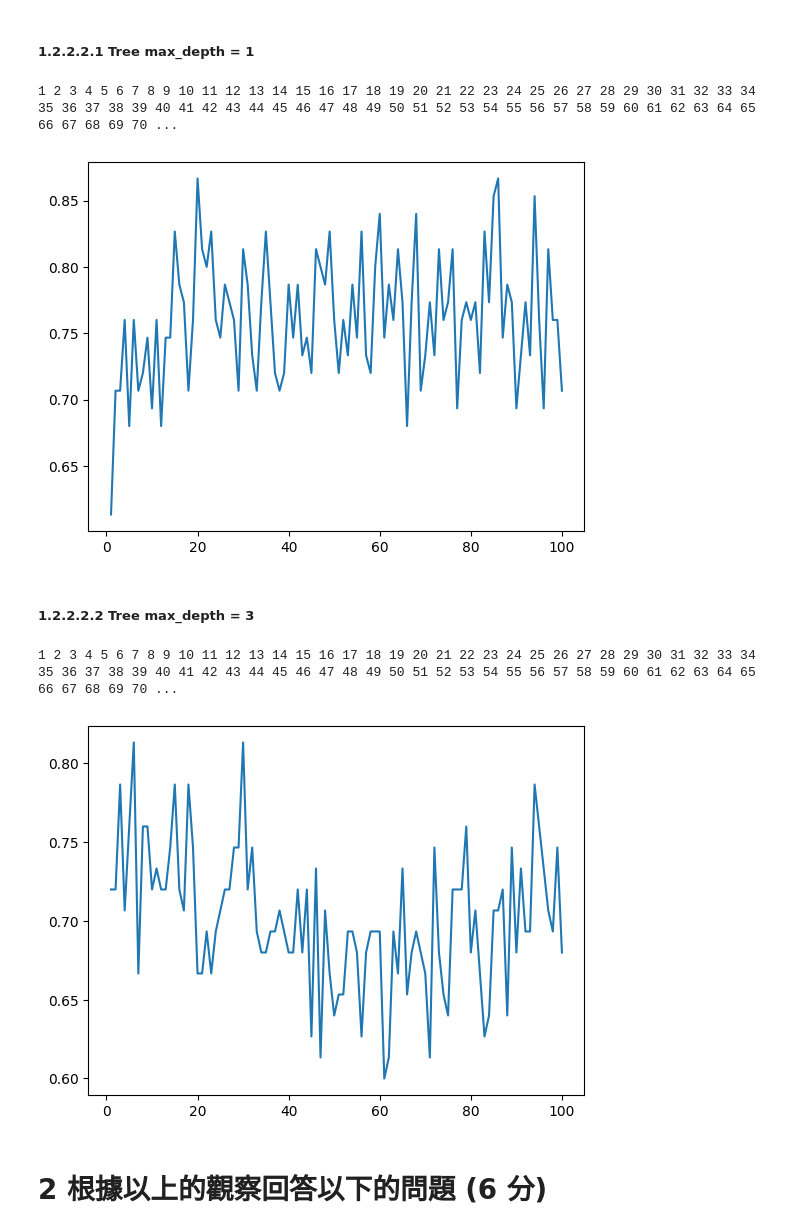
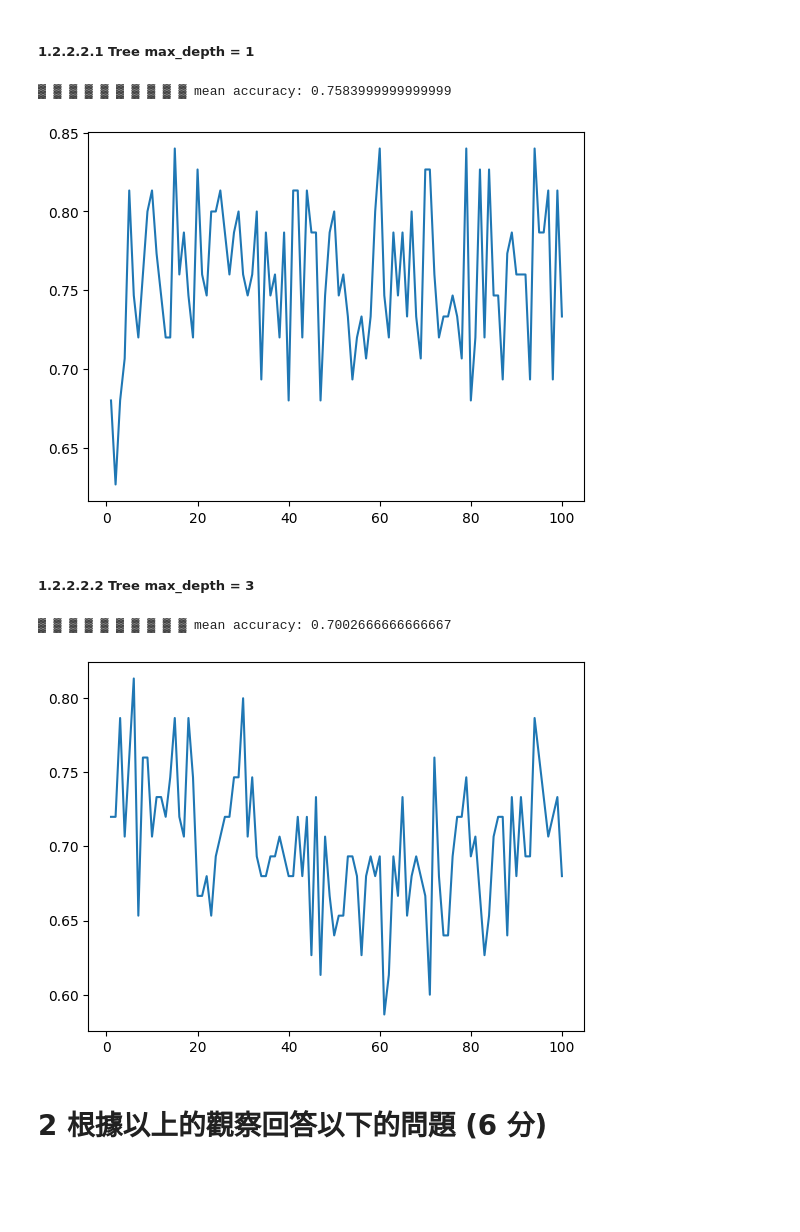
Before and after one commit to boyonglin/NTU_PSY-INFO, a Jupyter notebook: week10/info_10_exercises.ipynb, the cells around one changed output. Cells and saved outputs as stored; diff of their text form; code cells hidden in the pictures; blank space fills up the shorter version.

```diff
--- a/week10/info_10_exercises.ipynb
+++ b/week10/info_10_exercises.ipynb
@@ -23,7 +23,8 @@ sss=model_selection.StratifiedShuffleSplit(n_splits=5,test_size=0.1)
 def EnsembleModels(og_model, Max_n_estimators):
     accs=[] # mean cross-validation accuracies of the models w/ different n_estimators from 1..Max_n_estimators
     for n in range(1,Max_n_estimators+1):
-        print(n,end=' ') # showing progress
+        if n%10 == 0:
+            print('▓',end=' ') # showing progress
         acc=[] # cross-validation accuracies of the ensemble model w/ n_estimators=n
         for train_index, test_index in sss.split(X, Y): # 5-fold cross-validation of one ensemble model
             X_train, X_test = X[train_index], X[test_index]
@@ -100,18 +113,22 @@ plot(range(1,101),EnsembleModels(model,100));
 ##### 1.2.2.2.1 Tree max_depth = 1
 # %%
 model=xgboost.XGBClassifier(max_depth=1)
-plot(range(1,101),EnsembleModels(model,100));
+accs=EnsembleModels(model,100)
+plot(range(1,101),accs)
+print('mean accuracy:',np.mean(accs))
 # %% [output]
-1 2 3 4 5 6 7 8 9 10 11 12 13 14 15 16 17 18 19 20 21 22 23 24 25 26 27 28 29 30 31 32 33 34 35 36 37 38 39 40 41 42 43 44 45 46 47 48 49 50 51 52 53 54 55 56 57 58 59 60 61 62 63 64 65 66 67 68 69 70 ...
+▓ ▓ ▓ ▓ ▓ ▓ ▓ ▓ ▓ ▓ mean accuracy: 0.7583999999999999
-[figure, old version]
+[figure, new version]
 # %% [markdown]
 ##### 1.2.2.2.2 Tree max_depth = 3
 # %%
 model=xgboost.XGBClassifier(max_depth=3)
-plot(range(1,101),EnsembleModels(model,100));
+accs=EnsembleModels(model,100)
+plot(range(1,101),accs)
+print('mean accuracy:',np.mean(accs))
 # %% [output]
-1 2 3 4 5 6 7 8 9 10 11 12 13 14 15 16 17 18 19 20 21 22 23 24 25 26 27 28 29 30 31 32 33 34 35 36 37 38 39 40 41 42 43 44 45 46 47 48 49 50 51 52 53 54 55 56 57 58 59 60 61 62 63 64 65 66 67 68 69 70 ...
+▓ ▓ ▓ ▓ ▓ ▓ ▓ ▓ ▓ ▓ mean accuracy: 0.7002666666666667
-[figure, old version]
+[figure, new version]
 # %% [markdown]
 # 2 根據以上的觀察回答以下的問題 (6 分)
 # %% [markdown]
```
Also changed, not shown: parts of 13 cells of this notebook.
